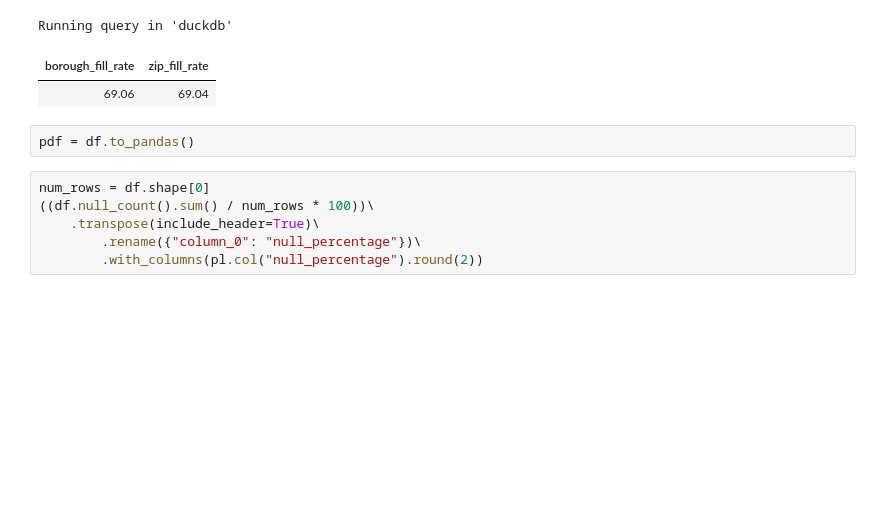
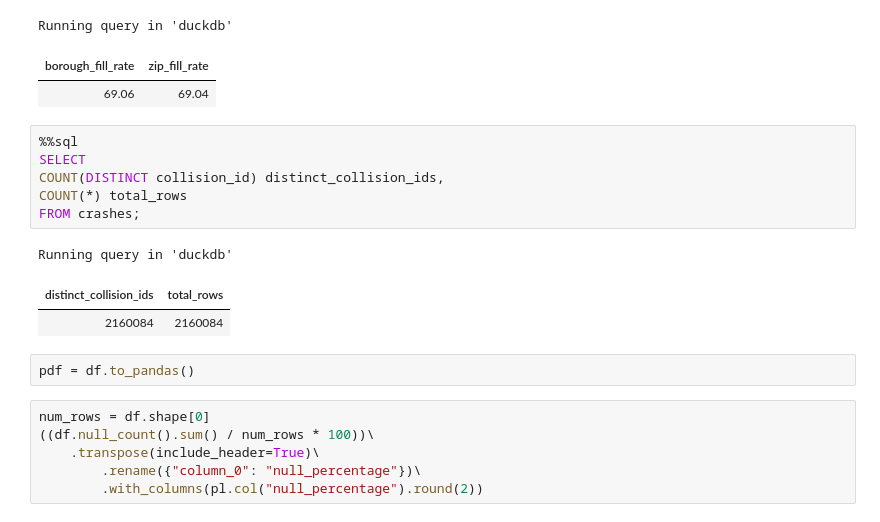
Before and after one commit to chrispaynes/OSDSC-Portfolio, a Jupyter notebook: data_analysis/nyc_vehicle_crashes/main.ipynb, the cells around one changed output. Drawn from its saved outputs; the diff is of its cells as text; blank space fills up the shorter version.

```diff
--- a/data_analysis/nyc_vehicle_crashes/main.ipynb
+++ b/data_analysis/nyc_vehicle_crashes/main.ipynb
@@ -152,6 +153,16 @@ FROM crashes;
 Running query in 'duckdb'
 | borough_fill_rate | zip_fill_rate |
 | 69.06 | 69.04 |
+# %%
+%%sql
+SELECT
+COUNT(DISTINCT collision_id) distinct_collision_ids,
+COUNT(*) total_rows
+FROM crashes;
+# %% [output]
+Running query in 'duckdb'
+| distinct_collision_ids | total_rows |
+| 2160084 | 2160084 |
 # %%
 pdf = df.to_pandas()
 # %%
```
Also changed, not shown: parts of 3 cells of this notebook.
